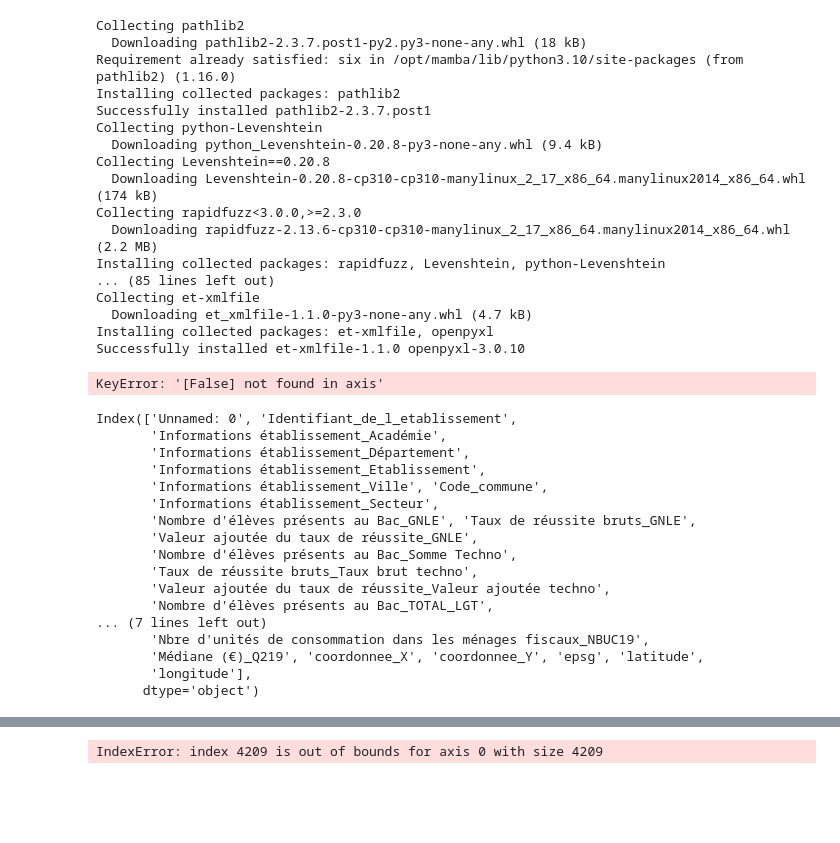
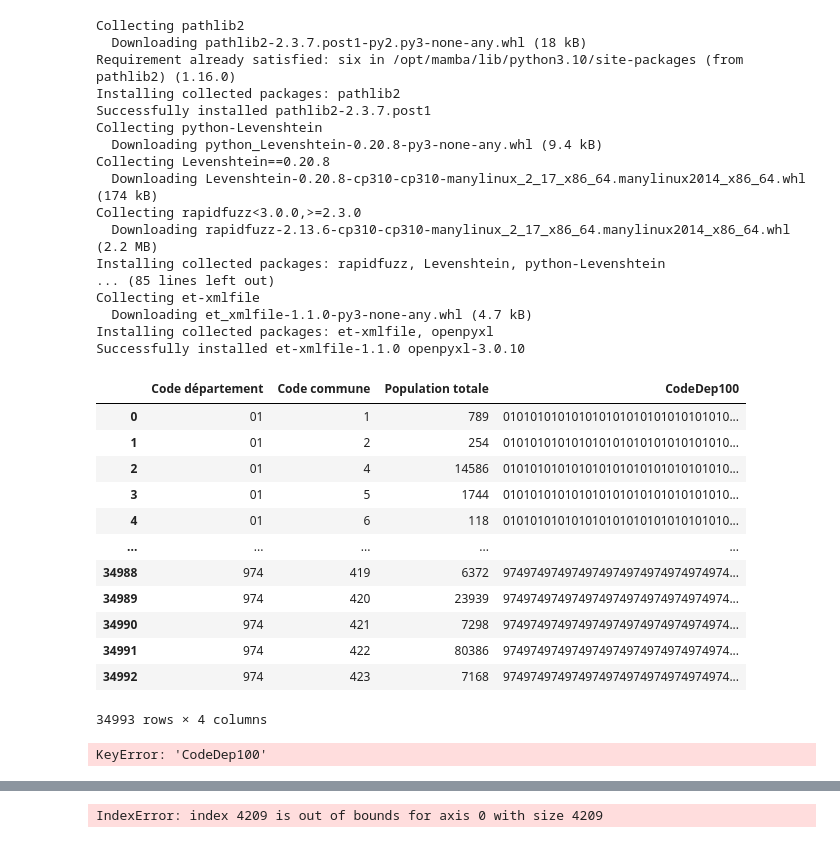
Before and after one commit to Acochepin/Python-2A---AC---JM---RS, a Jupyter notebook: Essais Juliet Proche Voisins.ipynb, the cells around one changed output, grey strips where cells are left out. Drawn from its saved outputs; the diff is of its cells as text; code cells hidden in the pictures; blank space fills up the shorter version.

```diff
--- a/Essais Juliet Proche Voisins.ipynb
+++ b/Essais Juliet Proche Voisins.ipynb
@@ -50,41 +50,40 @@ Successfully installed et-xmlfile-1.1.0 openpyxl-3.0.10
 # %%
 #Importations des bases de données
 
 #Base de communes
+'''
 df_communes = pd.read_excel("FILO2019_DEC_COM.xlsx", sheet_name = 1, header=[4,5])
 df_com = df_communes.copy()
 df_com = df_com.drop(['PMIMP19', 'Q119', 'Q319','Q3_Q1','D119', 'D219', 'D319', 'D419', 'D619', 'D719', 'D819', 'D919', 'RD', 'S80S2019', 'GI19', 'PACT19', 'PTSA19', 'PCHO19', 'PBEN19', 'PPEN19', 'PAUT19'], axis = 1, level = 1 )
 #Base des lycées
 dflyc = pd.read_excel('base_def_SansDOMTOM.xlsx')
-dflyc = dflyc.drop([dflyc["Code_commune"].str.startswith('2B')]==True)
-dflyc = dflyc.drop([dflyc["Code_commune"].str.startswith('2A')]==True)
+dflyc = dflyc[dflyc['Code_commune'].str.startswith('2B')==False] #On exclut la Corse pour faciliter des conversions en nombre entier futur
+dflyc = dflyc[dflyc['Code_commune'].str.startswith('2A')==False]
 
 #Base des coordonnées géographiques des communes
 dfgeo = pd.read_csv('communes-departement-region.csv')
+'''
 
 #Base population
 dfpop = pd.read_excel('ensemble.xlsx', sheet_name=4, header=7)
-dfpop =dfpop[["Code commune", "Population totale"]]
+dfpop =dfpop[["Code département", "Code commune", "Population totale"]]
+for e in dfpop["Code département"]: #Construction des codes communes identiques à la base df_com
 # %% [output]
+|  | Code département | Code commune | Population totale | CodeDep100 |
+| 0 | 01 | 1 | 789 | 010101010101010101010101010101010... |
+| 1 | 01 | 2 | 254 | 010101010101010101010101010101010... |
+| 2 | 01 | 4 | 14586 | 010101010101010101010101010101010... |
+| 3 | 01 | 5 | 1744 | 010101010101010101010101010101010... |
+| 4 | 01 | 6 | 118 | 010101010101010101010101010101010... |
+| ... | ... | ... | ... | ... |
+| 34988 | 974 | 419 | 6372 | 974974974974974974974974974974974... |
+| 34989 | 974 | 420 | 23939 | 974974974974974974974974974974974... |
+| 34990 | 974 | 421 | 7298 | 974974974974974974974974974974974... |
+| 34991 | 974 | 422 | 80386 | 974974974974974974974974974974974... |
+| 34992 | 974 | 423 | 7168 | 974974974974974974974974974974974... |
-KeyError: '[False] not found in axis'
+34993 rows × 4 columns
-# %%
-dflyc.columns
-# %% [output]
-Index(['Unnamed: 0', 'Identifiant_de_l_etablissement',
-       'Informations établissement_Académie',
-       'Informations établissement_Département',
-       'Informations établissement_Etablissement',
-       'Informations établissement_Ville', 'Code_commune',
-       'Informations établissement_Secteur',
-       'Nombre d'élèves présents au Bac_GNLE', 'Taux de réussite bruts_GNLE',
-       'Valeur ajoutée du taux de réussite_GNLE',
-       'Nombre d'élèves présents au Bac_Somme Techno',
-       'Taux de réussite bruts_Taux brut techno',
-       'Valeur ajoutée du taux de réussite_Valeur ajoutée techno',
-       'Nombre d'élèves présents au Bac_TOTAL_LGT',
-... (7 lines left out)
-       'Nbre d'unités de consommation dans les ménages fiscaux_NBUC19',
-       'Médiane (€)_Q219', 'coordonnee_X', 'coordonnee_Y', 'epsg', 'latitude',
-       'longitude'],
-      dtype='object')
+# %%
+dfpop["CodeDep100"]
+# %% [output]
+KeyError: 'CodeDep100'
 # %%
```
Also changed, not shown: parts of 3 cells of this notebook.
